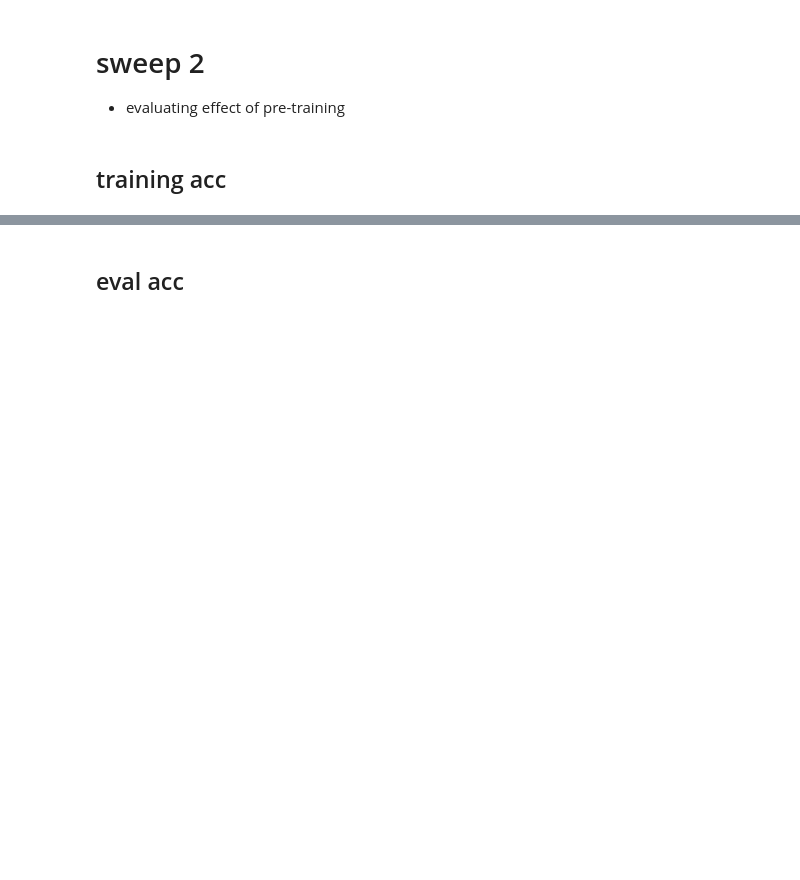
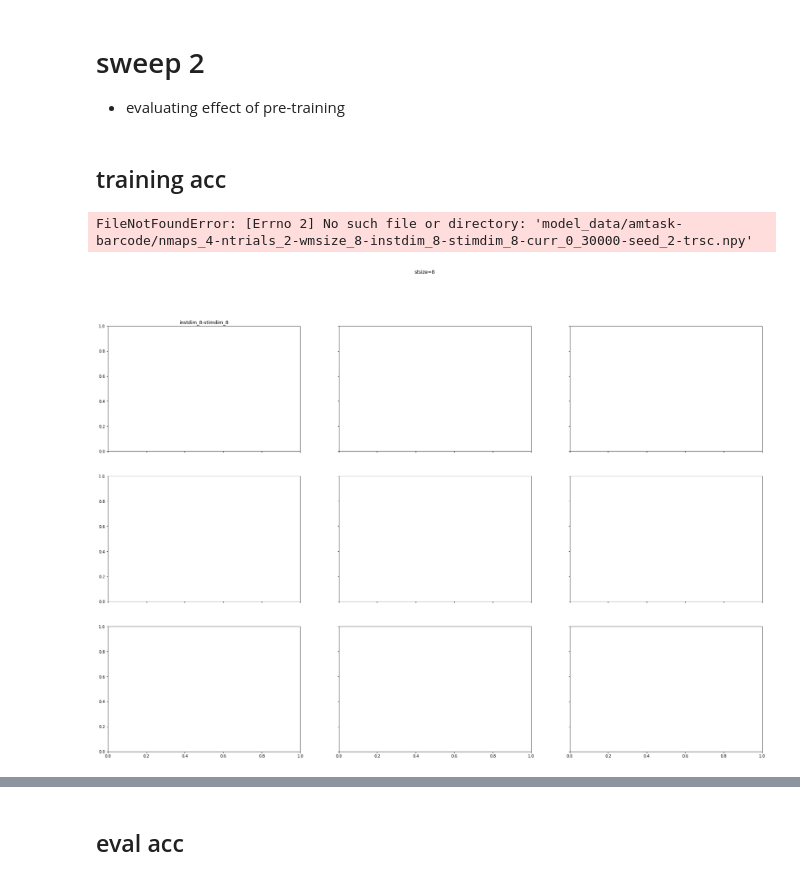
Before and after one commit to andrebeu/PM, a Jupyter notebook: amtask-barcode.ipynb, the cells around one changed output, grey strips where cells are left out. Saved outputs shown, nothing was run; the diff lists cells and outputs as text; code cells hidden in the pictures; blank space fills up the shorter version.

```diff
--- a/amtask-barcode.ipynb
+++ b/amtask-barcode.ipynb
@@ -60,18 +60,22 @@ def plt_trsc(ax,trsc,mawind=500):
 # %% [markdown]
 ## training acc
 # %%
+''' plot group '''
 f=2
-nnets = 20
+nnets = 10
 for st in stsizeL:
   plt.close('all')
   fig,axarr = plt.subplots(3,3,figsize=(f*15,f*10),sharex=True,sharey=True);axarr=axarr.reshape(-1)
   plt.suptitle('stsize=%i'%st)
   for idx,(inst,stim) in enumerate(itertools.product(stimdimL,instdimL)):
     ax = axarr[idx]
     title = 'instdim_%i-stimdim_%i'%(inst,stim)
     ax.set_title(title)
     ## load group data
-    trsc = load_trsc_group(st,inst,stim,nnets=nnets,load_trsc_fn=load_trsc)
+    trsc = load_trsc_group(st,inst,stim,nnets=nnets,load_trsc_fn=load_trsc2)
     ## plot group data
     plt_trsc(ax,trsc)
-  plt.savefig('figures/amtask-barcodes/tracc/'+'sweep1-pretrain-stsize-%i'%st)
+  plt.savefig('figures/amtask-barcodes/tracc/'+'sweep2-nopretrain-stsize-%i'%st)
+# %% [output]
+FileNotFoundError: [Errno 2] No such file or directory: 'model_data/amtask-barcode/nmaps_4-ntrials_2-wmsize_8-instdim_8-stimdim_8-curr_0_30000-seed_2-trsc.npy'
+[figure, added]
```
Also changed, not shown: parts of 19 cells of this notebook, 56 other files.
